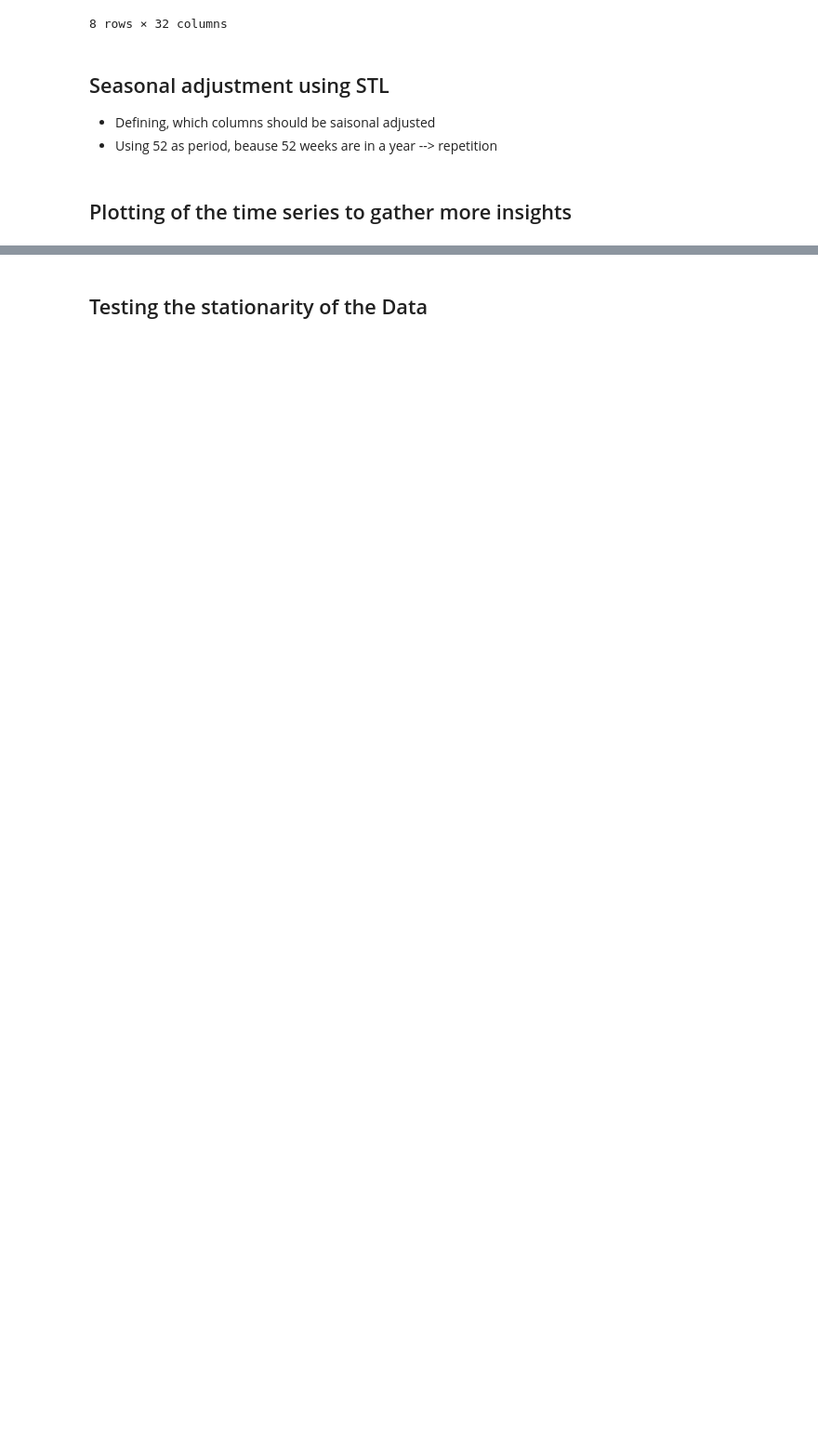
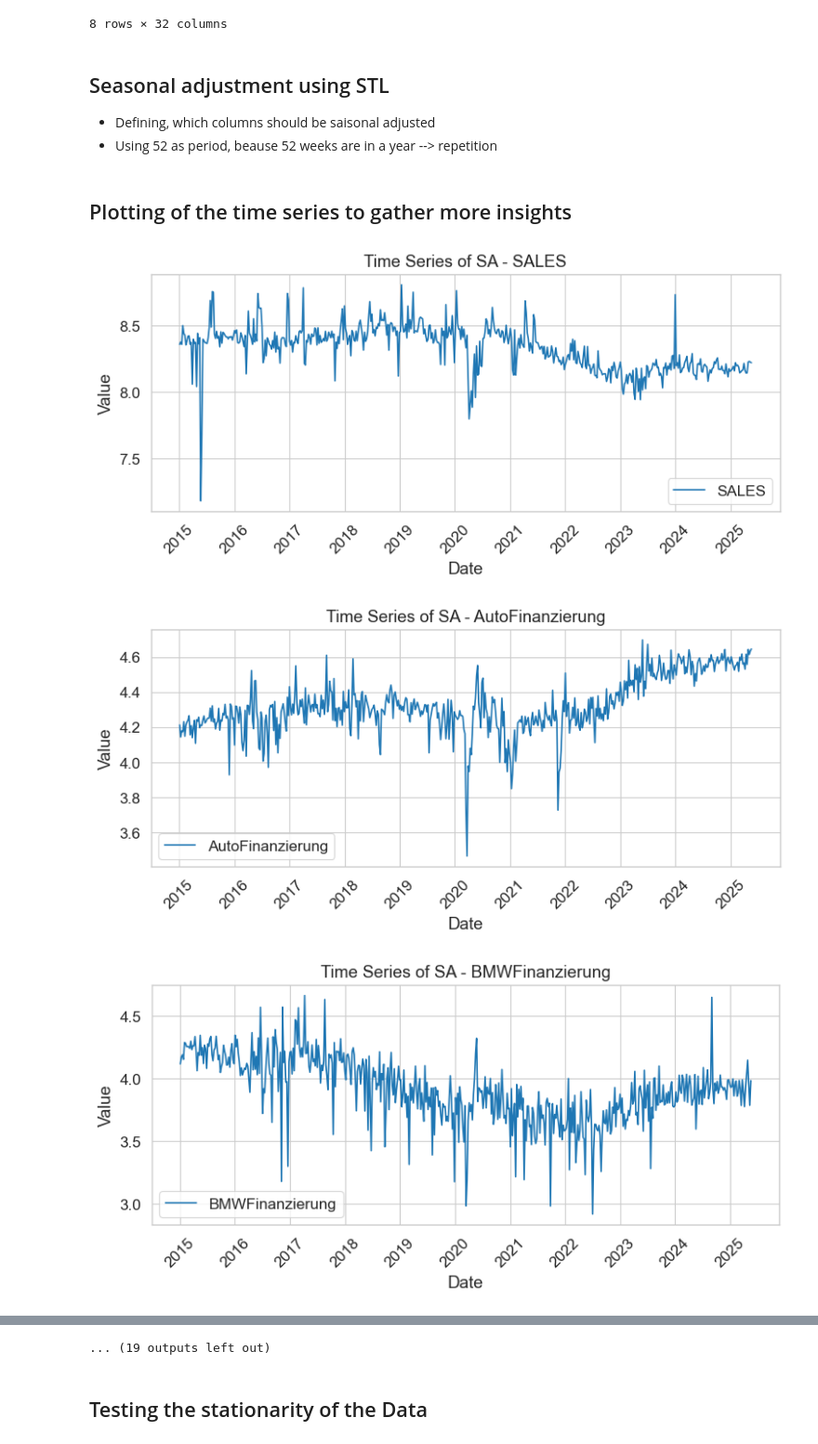
Before and after one commit to Philipp-Manhart/PA-II, a Jupyter notebook: code.ipynb, the cells around one changed output, grey strips where cells are left out. Shown at 93% size. Drawn from its saved outputs; the diff is of its cells as text; code cells hidden in the pictures; blank space fills up the shorter version.

```diff
--- a/code.ipynb
+++ b/code.ipynb
@@ -502,38 +502,42 @@ df_sa = df_sa.reset_index()
 # %% [markdown]
 ## Plotting of the time series to gather more insights
 # %%
-# # Plotting Time Series
-# def plot_time_series(df, title, x_col="DATE", y_cols=None):
-#     import matplotlib.dates as mdates
+# Plotting Time Series
+def plot_time_series(df, title, x_col="DATE", y_cols=None):
+    import matplotlib.dates as mdates
 
-#     if y_cols is None:
-#         y_cols = [col for col in df.columns if col != x_col]  # All columns except x_col
+    if y_cols is None:
+        y_cols = [col for col in df.columns if col != x_col]  # All columns except x_col
 
-#     # Ensure x_col is datetime
-#     df_plot = df.copy()
-#     if not pd.api.types.is_datetime64_any_dtype(df_plot[x_col]):
-#         df_plot[x_col] = pd.to_datetime(df_plot[x_col])
+    # Ensure x_col is datetime
+    df_plot = df.copy()
+    if not pd.api.types.is_datetime64_any_dtype(df_plot[x_col]):
+        df_plot[x_col] = pd.to_datetime(df_plot[x_col])
 
-#     for col in y_cols:
-#         if col in df_plot.columns:  # Check if column exists
-#             plt.figure(figsize=(8, 4))
-#             plt.plot(df_plot[x_col], df_plot[col], label=col)
-#             plt.title(f"{title} - {col}")
-#             plt.xlabel("Date")
-#             plt.ylabel("Value")
+    for col in y_cols:
+        if col in df_plot.columns:  # Check if column exists
+            plt.figure(figsize=(8, 4))
+            plt.plot(df_plot[x_col], df_plot[col], label=col)
+            plt.title(f"{title} - {col}")
+            plt.xlabel("Date")
+            plt.ylabel("Value")
 
-#             # Set x-axis major ticks to yearly
-#             ax = plt.gca()
-#             ax.xaxis.set_major_locator(mdates.YearLocator())
-#             ax.xaxis.set_major_formatter(mdates.DateFormatter("%Y"))
+            # Set x-axis major ticks to yearly
+            ax = plt.gca()
+            ax.xaxis.set_major_locator(mdates.YearLocator())
+            ax.xaxis.set_major_formatter(mdates.DateFormatter("%Y"))
 
-#             plt.legend()
-#             plt.grid(True)
-#             plt.xticks(rotation=45)  # Rotate x-axis labels for better readability
-#             plt.tight_layout()  # Adjust layout to prevent labels from overlapping
-#             plt.show()
-#         else:
-#             print(f"Warning: Column '{col}' not found in DataFrame.")
+            plt.legend()
+            plt.grid(True)
+            plt.xticks(rotation=45)  # Rotate x-axis labels for better readability
+            plt.tight_layout()  # Adjust layout to prevent labels from overlapping
+            plt.show()
+        else:
+            print(f"Warning: Column '{col}' not found in DataFrame.")
 
 
-# plot_time_series(df_sa, "Time Series of SA")
+plot_time_series(df_sa, "Time Series of SA")
+# %% [output]
+[figure, added]
+[figure, added]
+[figure, added]
@@ -540,3 +553,4 @@ df_sa = df_sa.reset_index()
+... (19 outputs left out)
 # %% [markdown]
 ## Testing the stationarity of the Data
 # %%
```
Also changed, not shown: parts of 9 cells of this notebook, 1 other file.
